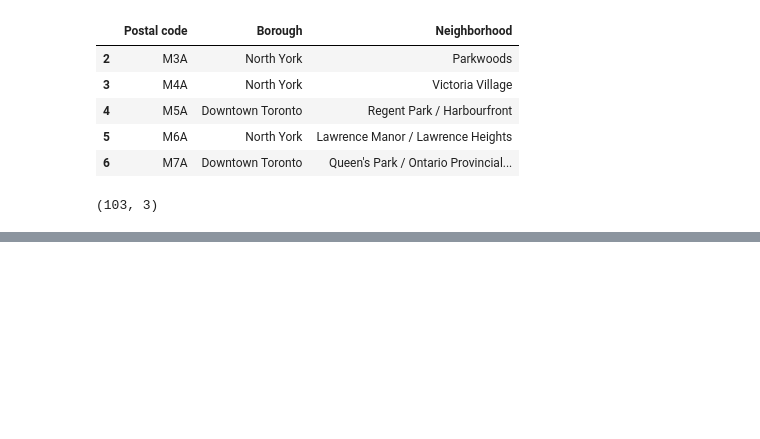
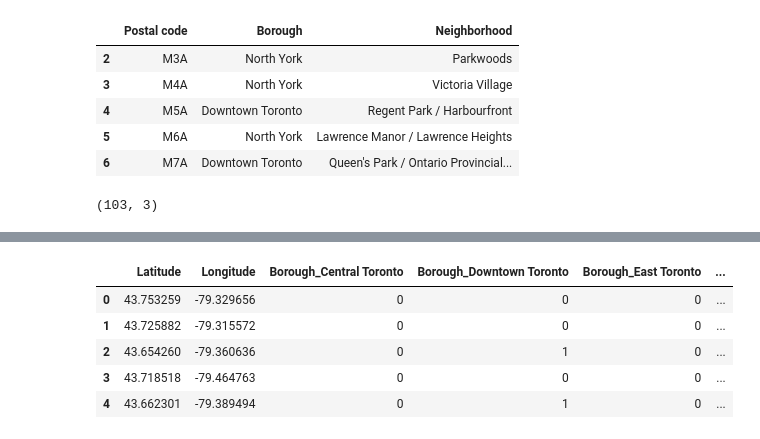
Before and after one commit to doguskidik/Coursera_Capstone, a Jupyter notebook: Segmenting and Clustering Neighborhoods in Toronto.ipynb, the cells around one changed output, grey strips where cells are left out. Cells and saved outputs as stored; diff of their text form; code cells hidden in the pictures; blank space fills up the shorter version.

```diff
--- a/Segmenting and Clustering Neighborhoods in Toronto.ipynb
+++ b/Segmenting and Clustering Neighborhoods in Toronto.ipynb
@@ -20,0 +60,9 @@ wiki_table.shape
+# %%
+features.head()
+# %% [output]
+|  | Latitude | Longitude | Borough_Central Toronto | Borough_Downtown Toronto | Borough_East Toronto | ... |
+| 0 | 43.753259 | -79.329656 | 0 | 0 | 0 | ... |
+| 1 | 43.725882 | -79.315572 | 0 | 0 | 0 | ... |
+| 2 | 43.654260 | -79.360636 | 0 | 1 | 0 | ... |
+| 3 | 43.718518 | -79.464763 | 0 | 0 | 0 | ... |
+| 4 | 43.662301 | -79.389494 | 0 | 1 | 0 | ... |
```
Also changed, not shown: parts of 17 cells of this notebook.
